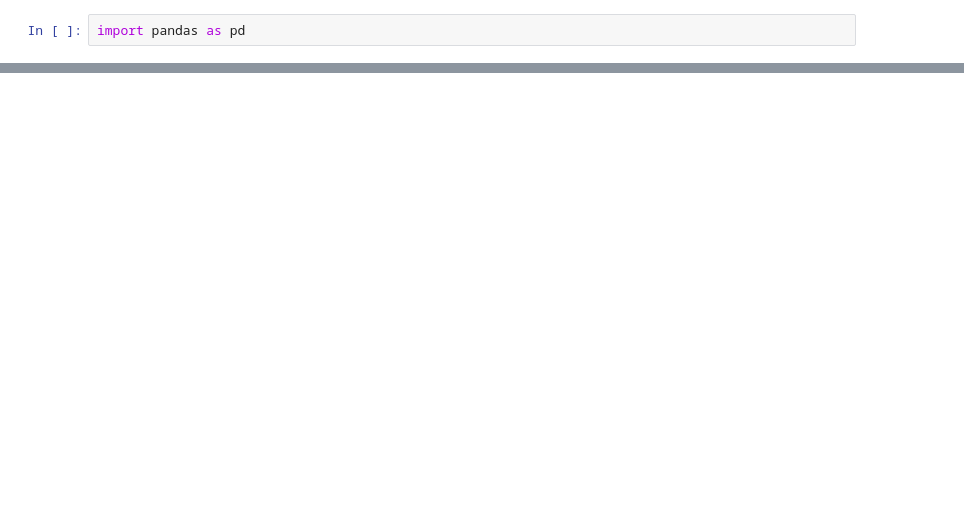
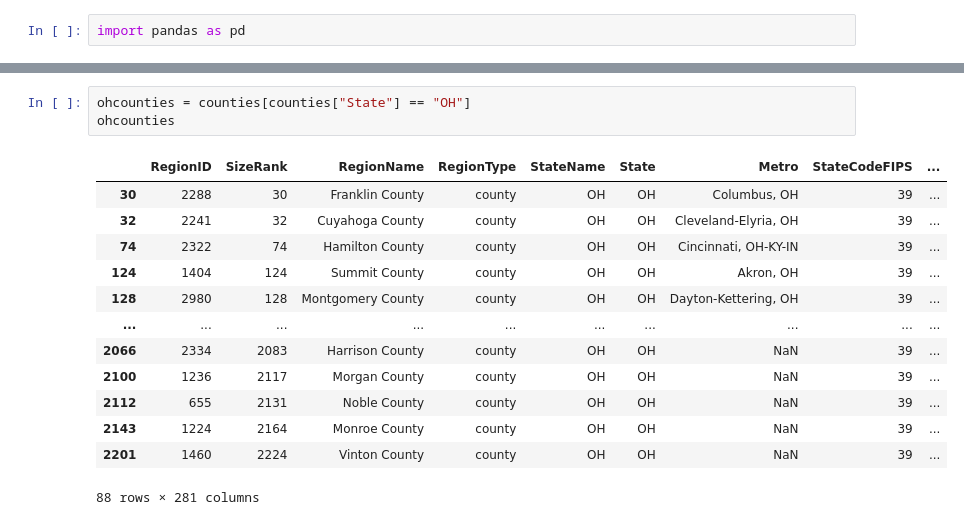
Before and after one commit to yummypugs/Data-Analytics-in-Business, a Jupyter notebook: Final Data/Ohio/transposed ohio counties.ipynb, the cells around one changed output, grey strips where cells are left out. Saved outputs shown, nothing was run; the diff lists cells and outputs as text; blank space fills up the shorter version.

```diff
--- a/Final Data/Ohio/transposed ohio counties.ipynb
+++ b/Final Data/Ohio/transposed ohio counties.ipynb
@@ -64,0 +116,17 @@ ohcounties
+# %%
+ohcounties = counties[counties["State"] == "OH"]
+ohcounties
+# %% [output]
+|  | RegionID | SizeRank | RegionName | RegionType | StateName | State | Metro | StateCodeFIPS | ... |
+| 30 | 2288 | 30 | Franklin County | county | OH | OH | Columbus, OH | 39 | ... |
+| 32 | 2241 | 32 | Cuyahoga County | county | OH | OH | Cleveland-Elyria, OH | 39 | ... |
+| 74 | 2322 | 74 | Hamilton County | county | OH | OH | Cincinnati, OH-KY-IN | 39 | ... |
+| 124 | 1404 | 124 | Summit County | county | OH | OH | Akron, OH | 39 | ... |
+| 128 | 2980 | 128 | Montgomery County | county | OH | OH | Dayton-Kettering, OH | 39 | ... |
+| ... | ... | ... | ... | ... | ... | ... | ... | ... | ... |
+| 2066 | 2334 | 2083 | Harrison County | county | OH | OH | NaN | 39 | ... |
+| 2100 | 1236 | 2117 | Morgan County | county | OH | OH | NaN | 39 | ... |
+| 2112 | 655 | 2131 | Noble County | county | OH | OH | NaN | 39 | ... |
+| 2143 | 1224 | 2164 | Monroe County | county | OH | OH | NaN | 39 | ... |
+| 2201 | 1460 | 2224 | Vinton County | county | OH | OH | NaN | 39 | ... |
+88 rows × 281 columns
```
Also changed, not shown: parts of 8 cells of this notebook, 2 other files.
